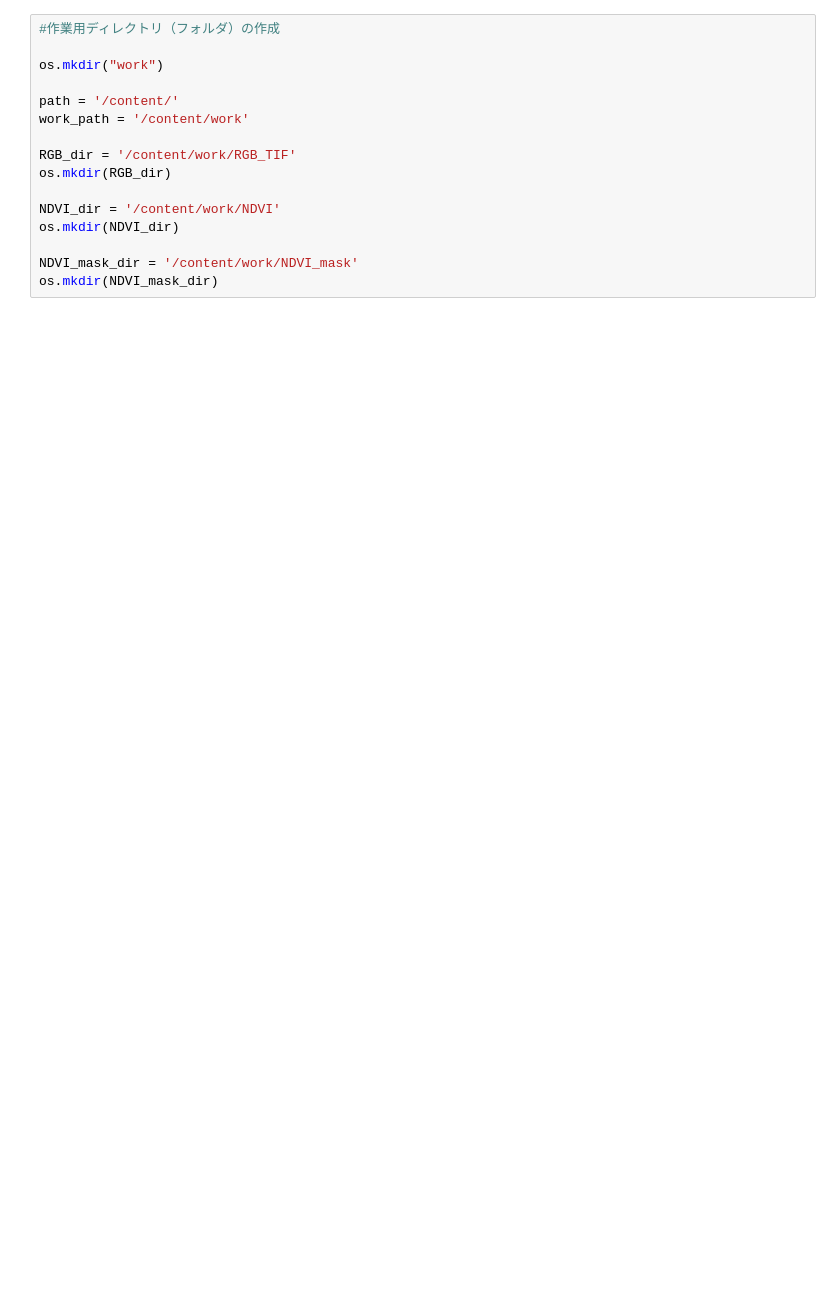
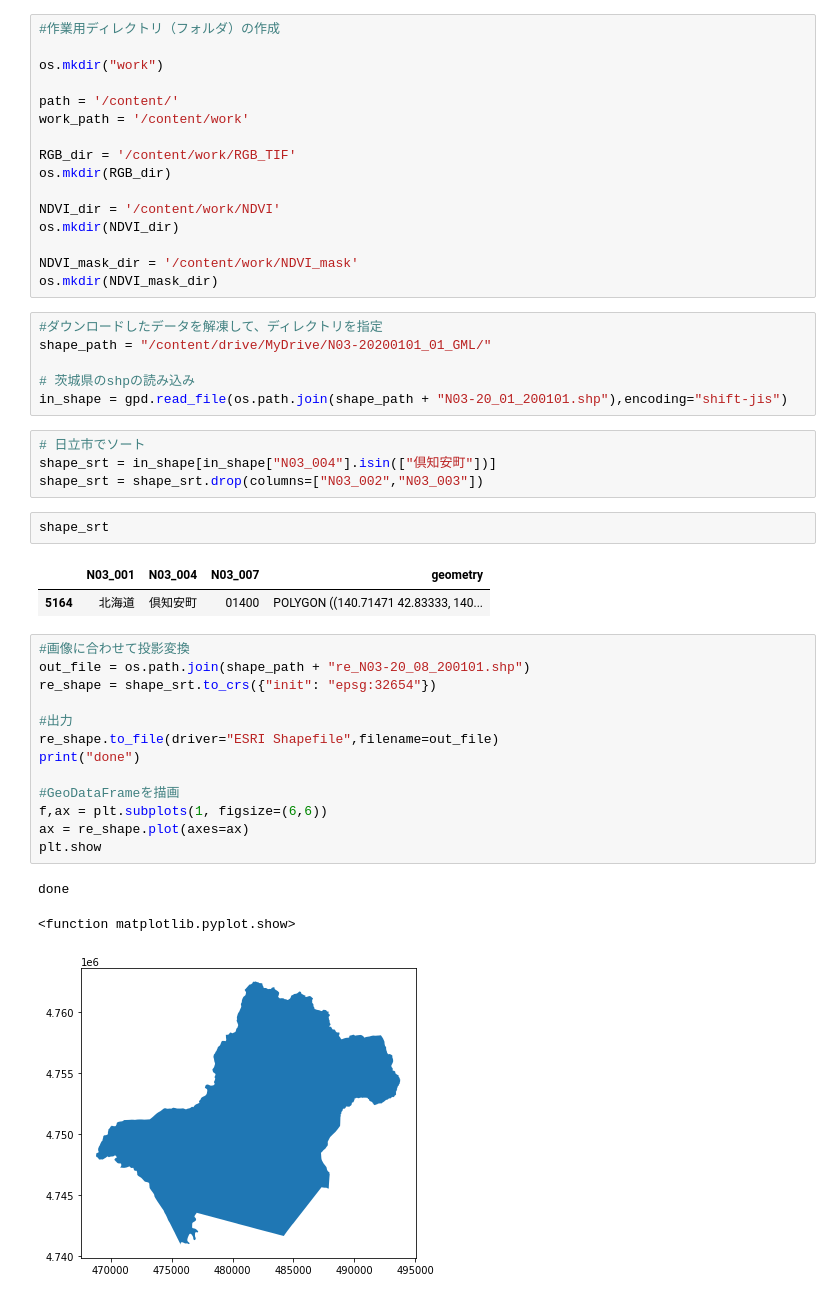
Before and after one commit to syurenuko/LandPrice-Kutchan, a Jupyter notebook: 【衛星画像解析】地価上昇率全国一位の倶知安町の開発状況を調べてみた.ipynb, the cells around one changed output. Saved outputs shown, nothing was run; the diff lists cells and outputs as text; blank space fills up the shorter version.

```diff
--- a/【衛星画像解析】地価上昇率全国一位の倶知安町の開発状況を調べてみた.ipynb
+++ b/【衛星画像解析】地価上昇率全国一位の倶知安町の開発状況を調べてみた.ipynb
@@ -101,3 +92,35 @@ os.mkdir(NDVI_dir)
 
 NDVI_mask_dir = '/content/work/NDVI_mask'
 os.mkdir(NDVI_mask_dir)
+# %%
+#ダウンロードしたデータを解凍して、ディレクトリを指定
+shape_path = "/content/drive/MyDrive/N03-20200101_01_GML/"
+
+# 茨城県のshpの読み込み
+in_shape = gpd.read_file(os.path.join(shape_path + "N03-20_01_200101.shp"),encoding="shift-jis")
+# %%
+# 日立市でソート
+shape_srt = in_shape[in_shape["N03_004"].isin(["倶知安町"])]
+shape_srt = shape_srt.drop(columns=["N03_002","N03_003"])
+# %%
+shape_srt
+# %% [output]
+|  | N03_001 | N03_004 | N03_007 | geometry |
+| 5164 | 北海道 | 倶知安町 | 01400 | POLYGON ((140.71471 42.83333, 140... |
+# %%
+#画像に合わせて投影変換
+out_file = os.path.join(shape_path + "re_N03-20_08_200101.shp")
+re_shape = shape_srt.to_crs({"init": "epsg:32654"})
+
+#出力
+re_shape.to_file(driver="ESRI Shapefile",filename=out_file)
+print("done")
+
+#GeoDataFrameを描画
+f,ax = plt.subplots(1, figsize=(6,6))
+ax = re_shape.plot(axes=ax)
+plt.show
+# %% [output]
+done
+<function matplotlib.pyplot.show>
+[figure, added]
```
Also changed, not shown: parts of 3 cells of this notebook.
